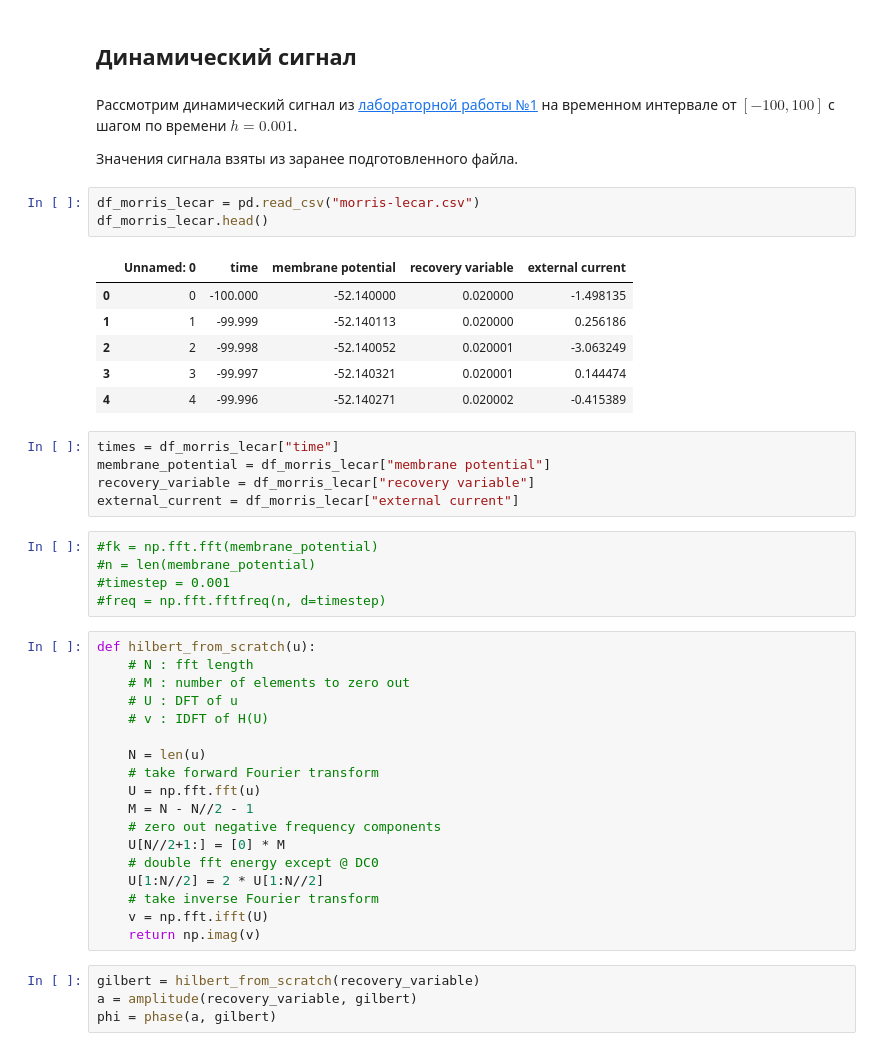
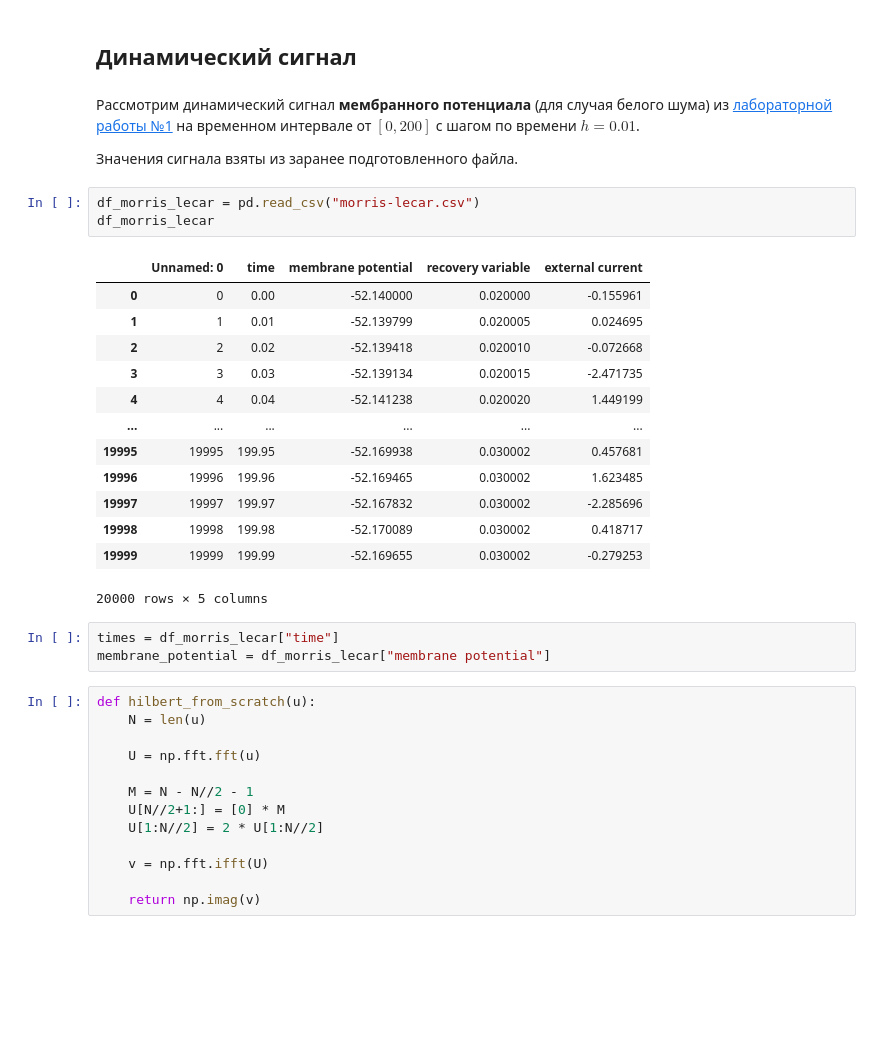
Before and after one commit to AlexeyMakurin/Computer-technologies-in-physics, a Jupyter notebook: RW_laboratory_work_3.ipynb, the cells around one changed output. Saved outputs shown, nothing was run; the diff lists cells and outputs as text; blank space fills up the shorter version.

```diff
--- a/RW_laboratory_work_3.ipynb
+++ b/RW_laboratory_work_3.ipynb
@@ -57,48 +57,39 @@ $$Z(f) = X(f) + i\hat{X}(f) =
 # %% [markdown]
 ## Динамический сигнал
 # %% [markdown]
-Рассмотрим динамический сигнал из [лабораторной работы №1](https://github.com/AlexeyMakurin/Computer-technologies-in-physics/blob/main/RW_laboratory_work_1.ipynb) на временном интервале от $[-100, 100]$ с шагом по времени $h = 0.001$.
+Рассмотрим динамический сигнал **мембранного потенциала** (для случая белого шума) из [лабораторной работы №1](https://github.com/AlexeyMakurin/Computer-technologies-in-physics/blob/main/RW_laboratory_work_1.ipynb) на временном интервале от $[0, 200]$ с шагом по времени $h = 0.01$.
 
 Значения сигнала взяты из заранее подготовленного файла.
 # %%
 df_morris_lecar = pd.read_csv("morris-lecar.csv")
-df_morris_lecar.head()
+df_morris_lecar
 # %% [output]
 |  | Unnamed: 0 | time | membrane potential | recovery variable | external current |
-| 0 | 0 | -100.000 | -52.140000 | 0.020000 | -1.498135 |
-| 1 | 1 | -99.999 | -52.140113 | 0.020000 | 0.256186 |
-| 2 | 2 | -99.998 | -52.140052 | 0.020001 | -3.063249 |
-| 3 | 3 | -99.997 | -52.140321 | 0.020001 | 0.144474 |
-| 4 | 4 | -99.996 | -52.140271 | 0.020002 | -0.415389 |
+| 0 | 0 | 0.00 | -52.140000 | 0.020000 | -0.155961 |
+| 1 | 1 | 0.01 | -52.139799 | 0.020005 | 0.024695 |
+| 2 | 2 | 0.02 | -52.139418 | 0.020010 | -0.072668 |
+| 3 | 3 | 0.03 | -52.139134 | 0.020015 | -2.471735 |
+| 4 | 4 | 0.04 | -52.141238 | 0.020020 | 1.449199 |
+| ... | ... | ... | ... | ... | ... |
+| 19995 | 19995 | 199.95 | -52.169938 | 0.030002 | 0.457681 |
+| 19996 | 19996 | 199.96 | -52.169465 | 0.030002 | 1.623485 |
+| 19997 | 19997 | 199.97 | -52.167832 | 0.030002 | -2.285696 |
+| 19998 | 19998 | 199.98 | -52.170089 | 0.030002 | 0.418717 |
+| 19999 | 19999 | 199.99 | -52.169655 | 0.030002 | -0.279253 |
+20000 rows × 5 columns
 # %%
 times = df_morris_lecar["time"]
 membrane_potential = df_morris_lecar["membrane potential"]
-recovery_variable = df_morris_lecar["recovery variable"]
-external_current = df_morris_lecar["external current"]
-# %%
-#fk = np.fft.fft(membrane_potential)
-#n = len(membrane_potential)
-#timestep = 0.001
-#freq = np.fft.fftfreq(n, d=timestep)
 # %%
 def hilbert_from_scratch(u):
-    # N : fft length
-    # M : number of elements to zero out
-    # U : DFT of u
-    # v : IDFT of H(U)
+    N = len(u)
 
-    N = len(u)
-    # take forward Fourier transform
     U = np.fft.fft(u)
+
     M = N - N//2 - 1
-    # zero out negative frequency components
     U[N//2+1:] = [0] * M
-    # double fft energy except @ DC0
     U[1:N//2] = 2 * U[1:N//2]
-    # take inverse Fourier transform
+
     v = np.fft.ifft(U)
+
     return np.imag(v)
-# %%
-gilbert = hilbert_from_scratch(recovery_variable)
-a = amplitude(recovery_variable, gilbert)
-phi = phase(a, gilbert)
```
Also changed, not shown: parts of 7 cells of this notebook, 1 other file.
